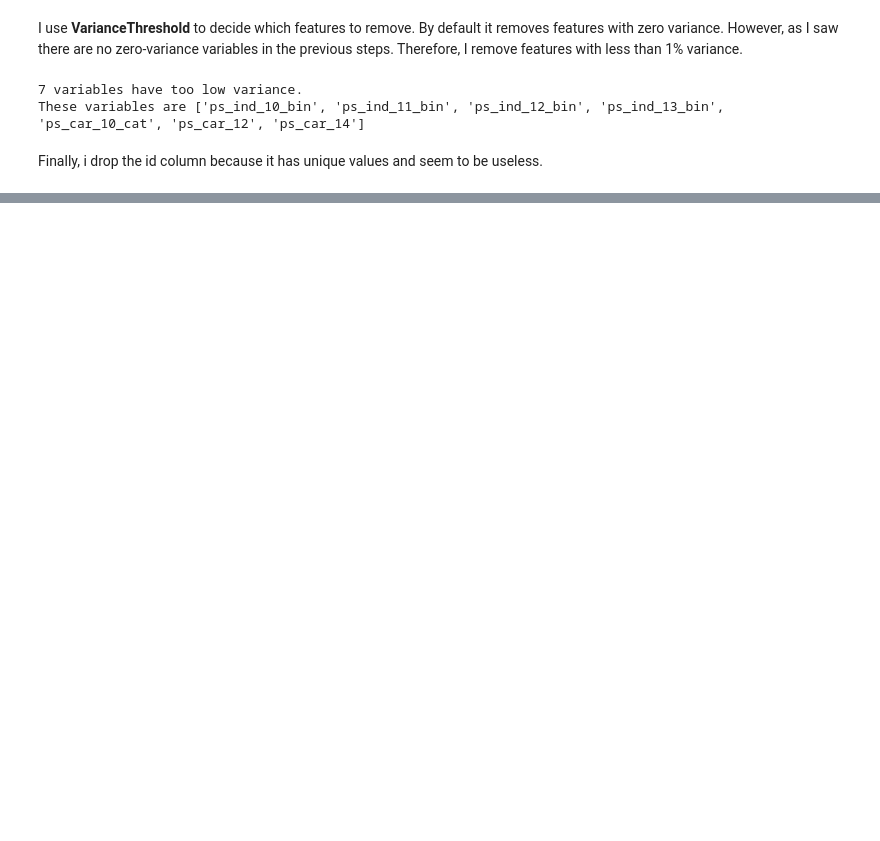
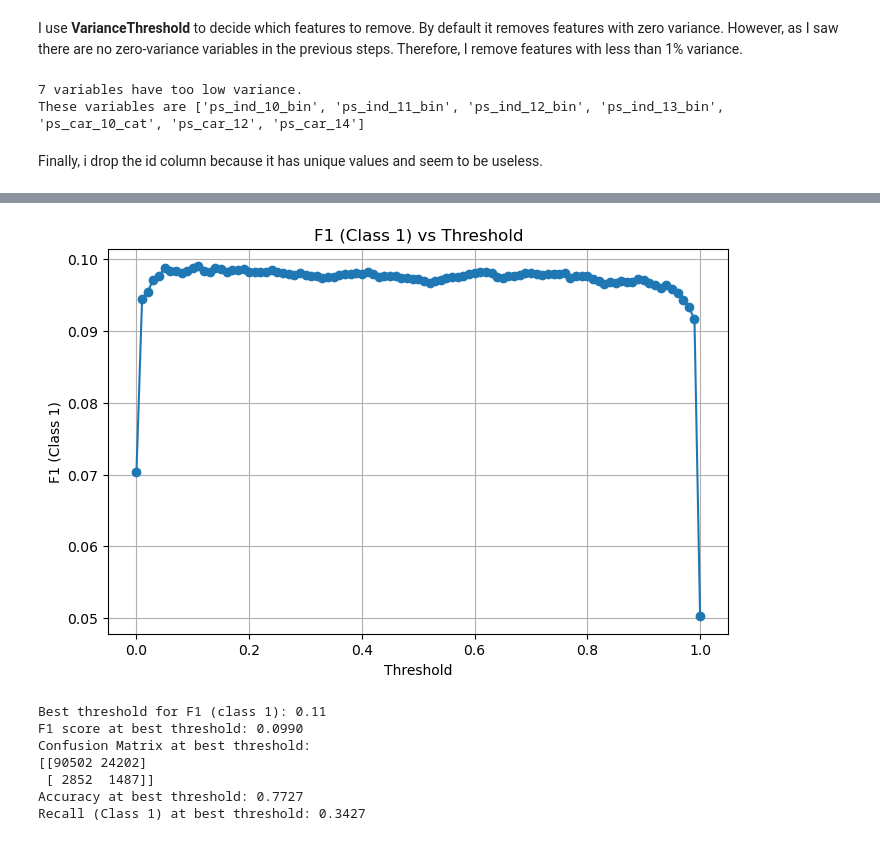
Before and after one commit to uyaware/Data-Mining-Project-Porto-Seguro-s-Safe-Driver-Prediction, a Jupyter notebook: data-preparation-exploration.ipynb, the cells around one changed output, grey strips where cells are left out. Drawn from its saved outputs; the diff is of its cells as text; code cells hidden in the pictures; blank space fills up the shorter version.

```diff
--- a/data-preparation-exploration.ipynb
+++ b/data-preparation-exploration.ipynb
@@ -40,6 +30,5 @@ pd.set_option('display.max_columns', 100)
 # %% [markdown]
 ### 2.2. Loading data
 # %%
-train = pd.read_csv('./data/train.csv')
-test = pd.read_csv('./data/test.csv')
+data = pd.read_csv('./data/train.csv')
 # %%
@@ -616,0 +541,7 @@ Shape 'selected_test': (892816, 46)
+# %%
+v = meta[(meta.level == 'categorical') & (meta.keep)].index
+
+print('Before dummification we have {} variables in train and test'.format(train.shape[1]))
+train = pd.get_dummies(train, columns=v, drop_first=True)
+test = pd.get_dummies(test, columns=v, drop_first=True)
+print('After dummification we have {} variables in train and test'.format(train.shape[1]))
@@ -616,0 +554,9 @@ Shape 'selected_test': (892816, 46)
+# %%
+cont_vars = meta[(meta.level == 'continuos') & (meta.keep)].index
+
+scaler = StandardScaler()
+
+train[cont_vars] = scaler.fit_transform(train[cont_vars])
+test[cont_vars] = scaler.transform(test[cont_vars])
+
+train[cont_vars].head()
@@ -761,0 +704,56 @@ print(submission_df.head())
+# %%
+from sklearn.metrics import recall_score, f1_score
+
+model = GaussianNB()
+model.fit(X_train, y_train)
+
+# Predict probabilities cho class 1
+y_proba = model.predict_proba(X_test)[:, 1]
+
+# Khai báo các threshold từ 0.0 -> 1.0
+thresholds = np.linspace(0, 1, 101)
+f1_scores = []
+
+# Tính F1 cho class 1 với từng threshold
+for t in thresholds:
+    y_pred = (y_proba >= t).astype(int)
+    f1 = f1_score(y_test, y_pred, pos_label=1)
+    f1_scores.append(f1)
+
+# Vẽ curve F1(class 1) theo threshold
+plt.figure(figsize=(8,5))
+plt.plot(thresholds, f1_scores, marker='o')
+plt.title('F1 (Class 1) vs Threshold')
+plt.xlabel('Threshold')
+plt.ylabel('F1 (Class 1)')
+plt.grid(True)
+plt.show()
+
+# Chọn threshold tối ưu theo F1 cao nhất
+best_idx = np.argmax(f1_scores)
+best_threshold = thresholds[best_idx]
+best_f1 = f1_scores[best_idx]
+
+print(f"Best threshold for F1 (class 1): {best_threshold:.2f}")
+print(f"F1 score at best threshold: {best_f1:.4f}")
+
+# Dự đoán với threshold tối ưu
+y_pred_best = (y_proba >= best_threshold).astype(int)
+cm = confusion_matrix(y_test, y_pred_best)
+print("Confusion Matrix at best threshold:")
+print(cm)
+
+acc = accuracy_score(y_test, y_pred_best)
+recall_1 = recall_score(y_test, y_pred_best, pos_label=1)
+
+print(f"Accuracy at best threshold: {acc:.4f}")
+print(f"Recall (Class 1) at best threshold: {recall_1:.4f}")
+# %% [output]
+[figure, added]
+Best threshold for F1 (class 1): 0.11
+F1 score at best threshold: 0.0990
+Confusion Matrix at best threshold:
+[[90502 24202]
+ [ 2852  1487]]
+Accuracy at best threshold: 0.7727
+Recall (Class 1) at best threshold: 0.3427
```
Also changed, not shown: parts of 74 cells of this notebook.
